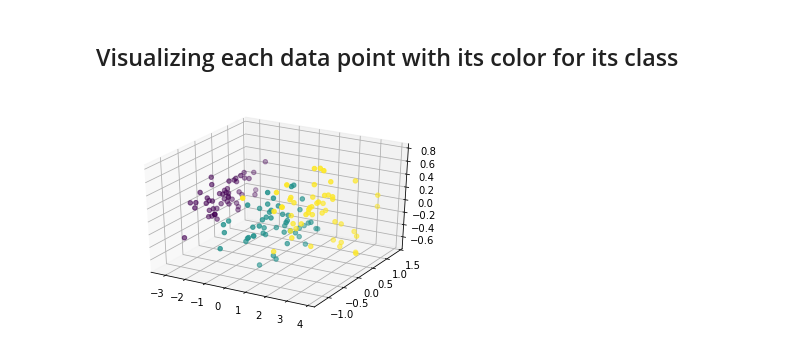
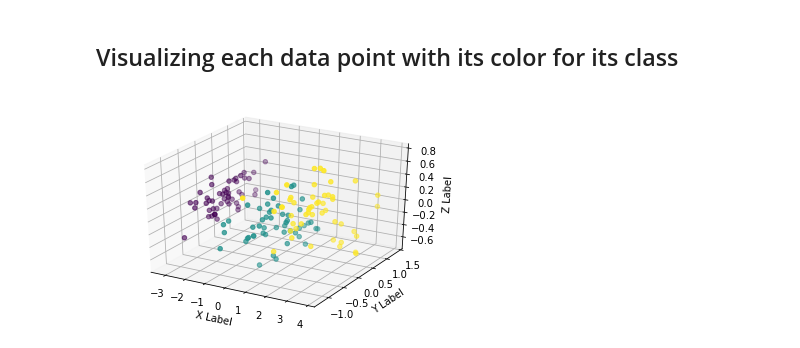
Before and after one commit to merril16/Machine-Learning, a Jupyter notebook: ML_10_assignment.ipynb, the cells around one changed output. Drawn from its saved outputs; the diff is of its cells as text; code cells hidden in the pictures.

```diff
--- a/ML_10_assignment.ipynb
+++ b/ML_10_assignment.ipynb
@@ -243,12 +239,19 @@ A_tf.head()
 # %% [markdown]
 ## Visualizing each data point with its color for its class
 # %%
+from mpl_toolkits.mplot3d import Axes3D
 X=A_tf[0]
 Y=A_tf[1]
 Z=A_tf[2]
 
 ax = plt.axes(projection='3d')
 ax.scatter3D(A_tf[0], A_tf[1], A_tf[2], c=A_tf[3], cmap=None)
+
+
+ax.set_xlabel('X Label')
+ax.set_ylabel('Y Label')
+ax.set_zlabel('Z Label')
+
 plt.show()
 # %% [output]
-[figure, old version]
+[figure, new version]
```
Also changed, not shown: parts of 1 cell of this notebook.
